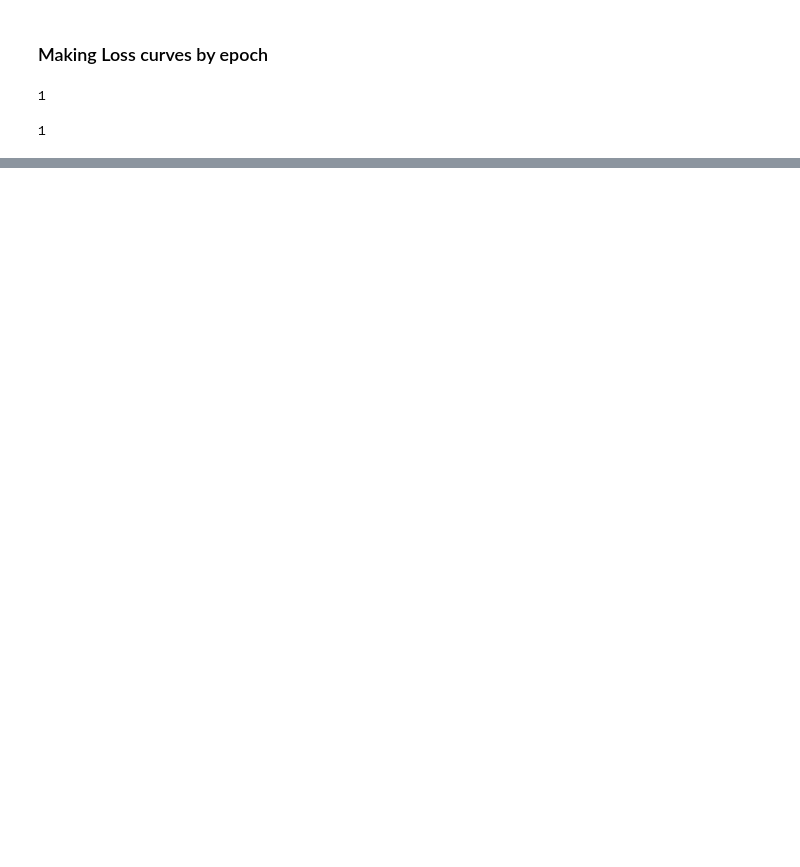
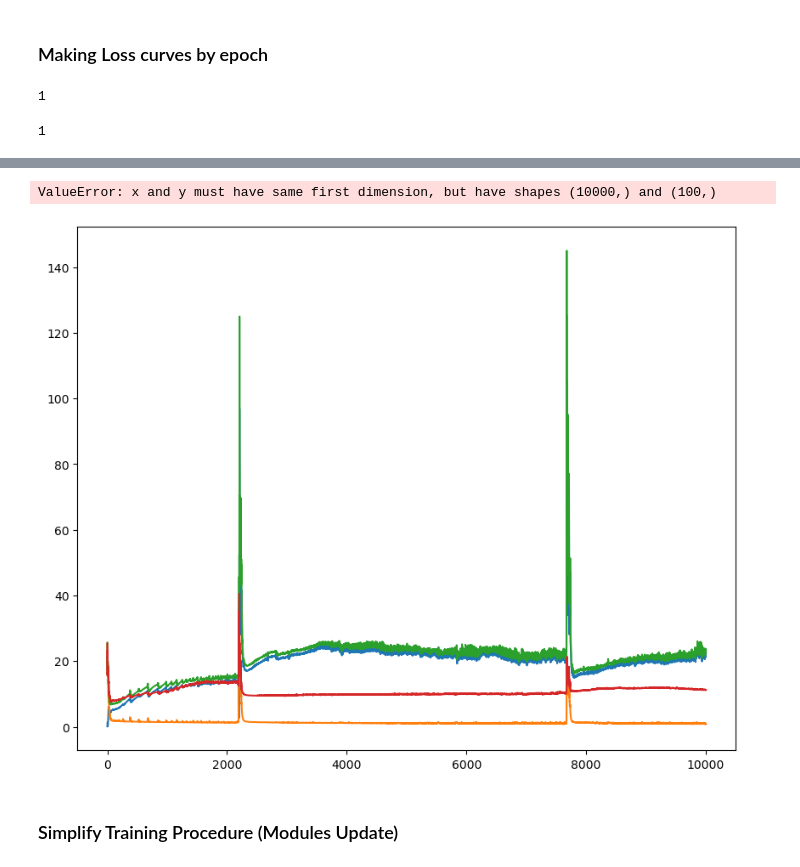
Before and after one commit to davebobculver/siren-sea-surface-code, a Jupyter notebook: debugging.ipynb, the cells around one changed output, grey strips where cells are left out. Cells and saved outputs as stored; diff of their text form; code cells hidden in the pictures; blank space fills up the shorter version.

```diff
--- a/debugging.ipynb
+++ b/debugging.ipynb
@@ -309,0 +377,26 @@ plt.show()
+# %%
+losses = torch.load('data/e_10000_a_5.pt')
+epoch = np.linspace(1,10000,10000)
+
+train = np.sqrt(np.array(losses['mse_losses']))/.06
+ver = np.sqrt(np.array(losses['mse_ver']))/.06
+reg = np.sqrt(np.array(losses['reg_losses']))/.06
+total = train + reg
+
+fig, ax = plt.subplots(figsize=(10,8))
+ax.plot(epoch, reg ,label=fr'Regularization Loss: $\alpha ={alpha}$')
+ax.plot(epoch, train  ,label='MSE Loss')
+ax.plot(epoch, total, label='Total Loss')
+ax.plot(epoch, ver, label='Validation MSE Loss')
+# ax.plot(epoch, 1*np.ones(epochs), 'k--', label='Target Loss')
+ax.set_xlabel('Epochs')
+ax.set_ylim(1e-4, 100)
+ax.set_ylabel('Loss')
+ax.set_yscale('log')
+ax.legend()
+plt.show()
+# %% [output]
+ValueError: x and y must have same first dimension, but have shapes (10000,) and (100,)
+[figure, added]
+# %% [markdown]
+### Simplify Training Procedure  (Modules Update)
```
Also changed, not shown: parts of 17 cells of this notebook, 13 other files.
